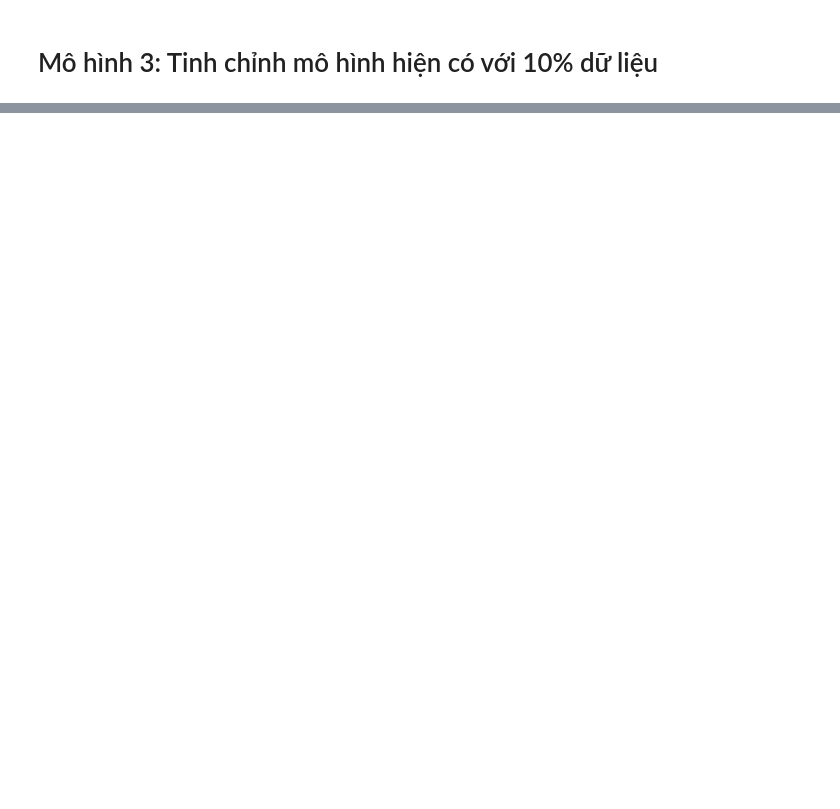
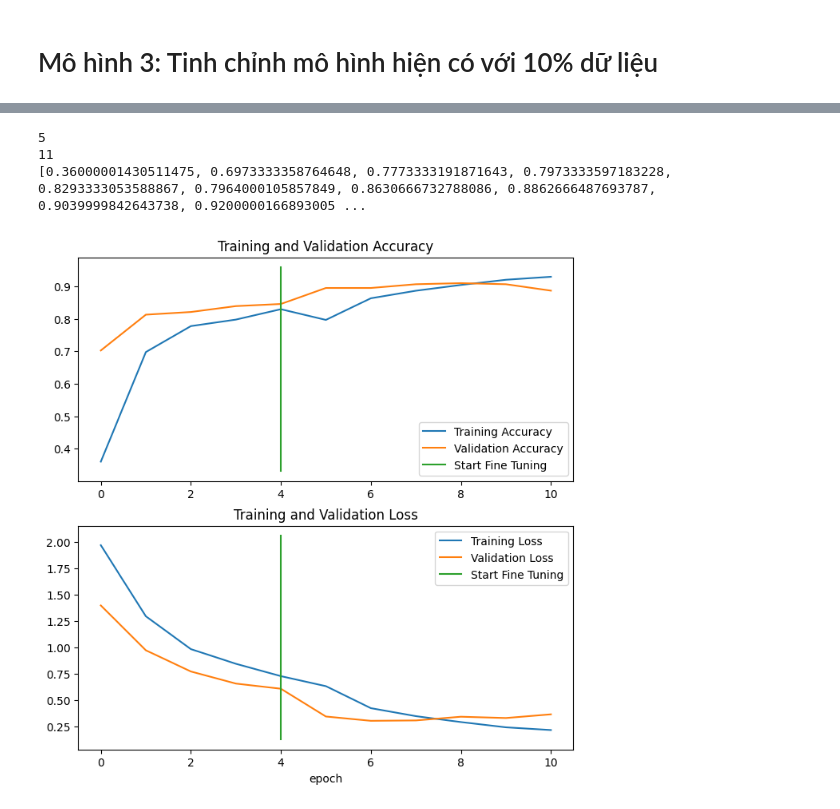
Before and after one commit to namtoptall/DataScience, a Jupyter notebook: transfer2.ipynb, the cells around one changed output, grey strips where cells are left out. Drawn from its saved outputs; the diff is of its cells as text; code cells hidden in the pictures; blank space fills up the shorter version.

```diff
--- a/transfer2.ipynb
+++ b/transfer2.ipynb
@@ -660,0 +826,8 @@ print(np.array(results_10_percent_data_aug) - np.array(loaded_weights_model_resu
+# %%
+!wget https://storage.googleapis.com/ztm_tf_course/food_vision/10_food_classes_all_data.zip
+unzip_data("10_food_classes_all_data.zip")
+
+# Thiết lập directory dữ liệu
+train_dir = "10_food_classes_all_data/train/"
+test_dir = "10_food_classes_all_data/test/"
+walk_through_dir("10_food_classes_all_data")
@@ -660,0 +852,12 @@ print(np.array(results_10_percent_data_aug) - np.array(loaded_weights_model_resu
+# %%
+# Thiết lập đầu vào dữ liệu
+import tensorflow as tf
+IMG_SIZE = (224, 224)
+train_data_10_classes_full = tf.keras.preprocessing.image_dataset_from_directory(train_dir,
+                                                                                 label_mode="categorical",
+                                                                                 image_size=IMG_SIZE)
+
+# Lưu ý: đây là cùng một tập kiểm tra mà chúng ta đã sử dụng cho thử nghiệm lập mô hình trước
+test_data = tf.keras.preprocessing.image_dataset_from_directory(test_dir,
+                                                                label_mode="categorical",
+                                                                image_size=IMG_SIZE)
@@ -660,0 +906,13 @@ print(np.array(results_10_percent_data_aug) - np.array(loaded_weights_model_resu
+# %%
+model_2.compile(loss="categorical_crossentropy",
+                optimizer=tf.keras.optimizers.Adam(learning_rate=0.0001), # chia learning rate cho 10 cho fine-tuning
+                metrics=["accuracy"])
+
+fine_tune_epochs = initial_epochs + 5
+
+history_fine_10_classes_full = model_2.fit(train_data_10_classes_full,
+                                           epochs=fine_tune_epochs,
+                                           initial_epoch=history_10_percent_data_aug.epoch[-1],
+                                           validation_data=test_data,
+                                           validation_steps=int(0.25 * len(test_data)),
+                                           callbacks=[create_tensorboard_callback("transfer_learning", "full_10_classes_fine_tune_last_10")])
@@ -660,0 +940,9 @@ print(np.array(results_10_percent_data_aug) - np.array(loaded_weights_model_resu
+# %%
+compare_histories(original_history=history_10_percent_data_aug,
+                 new_history=history_fine_10_classes_full,
+                 initial_epochs=5)
+# %% [output]
+5
+11
+[0.36000001430511475, 0.6973333358764648, 0.7773333191871643, 0.7973333597183228, 0.8293333053588867, 0.7964000105857849, 0.8630666732788086, 0.8862666487693787, 0.9039999842643738, 0.9200000166893005 ...
+[figure, added]
```
Also changed, not shown: parts of 58 cells of this notebook.
